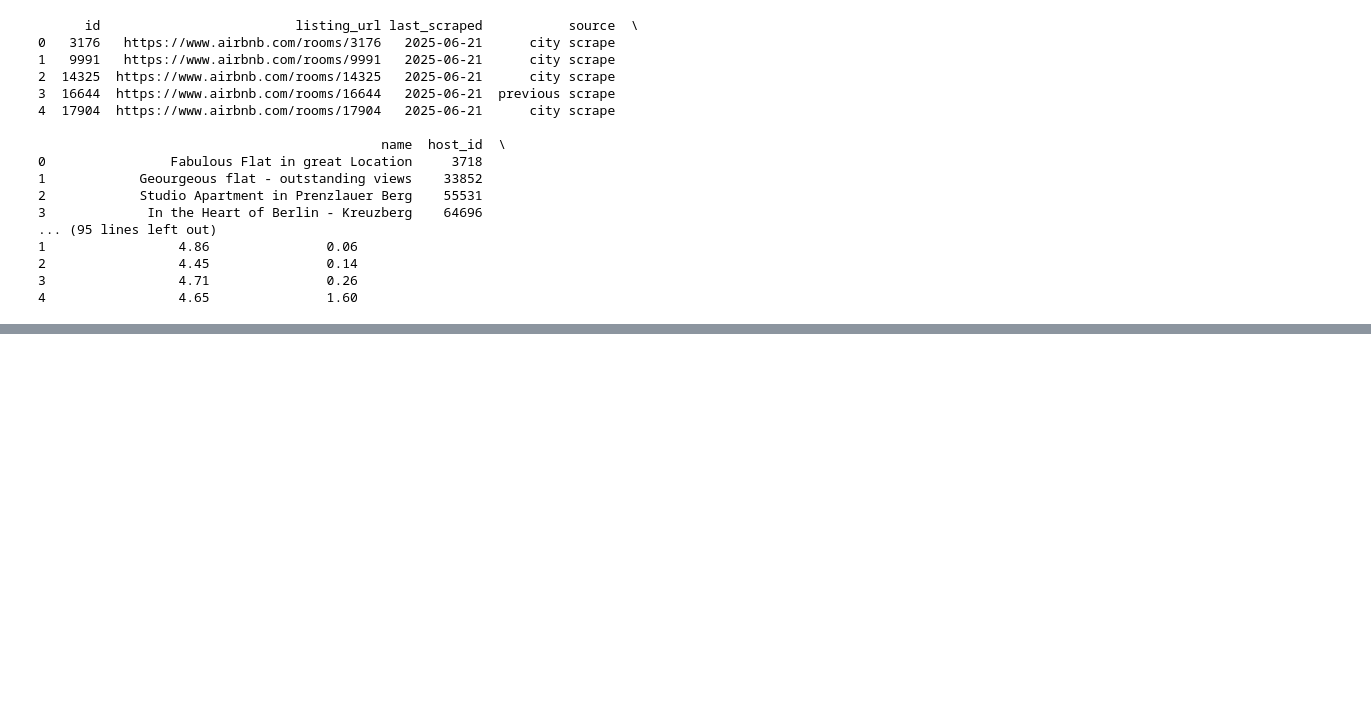
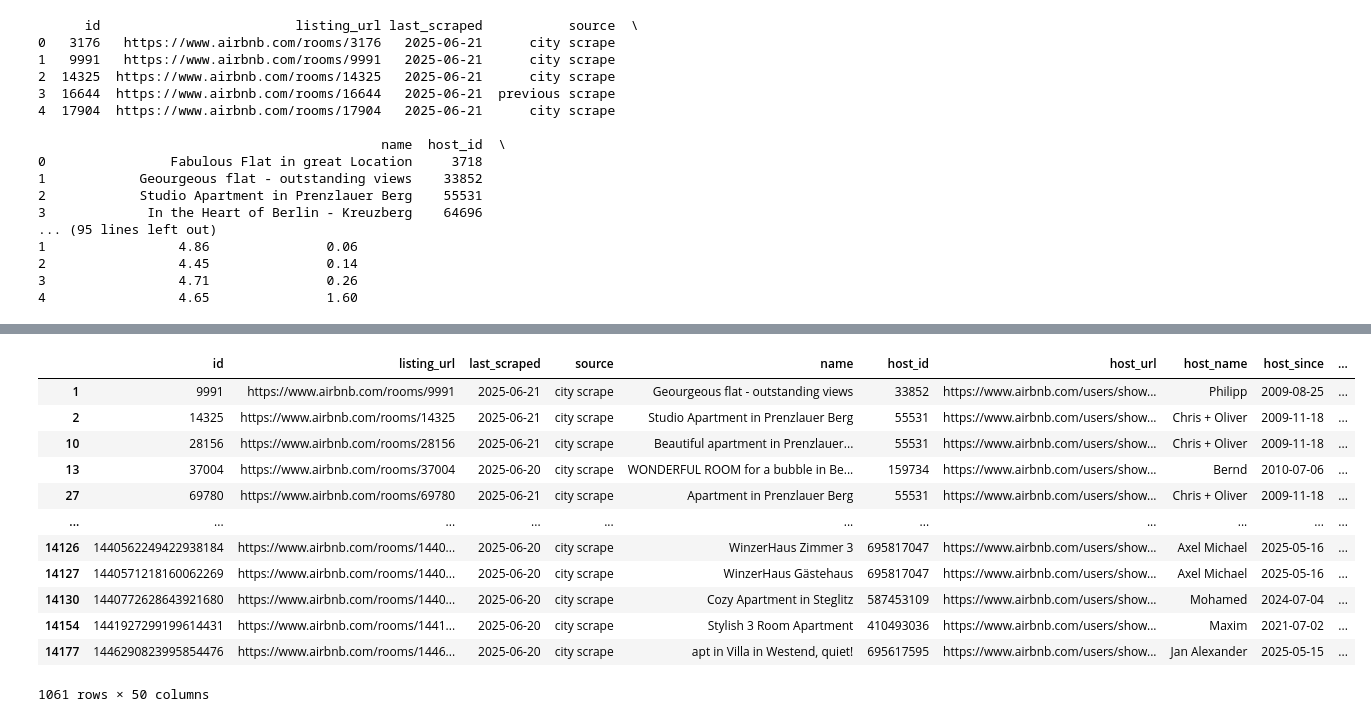
Before and after one commit to Raydays55/Extraccion-de-Datos-Act-2.1, a Jupyter notebook: Actividad 2.2/Act_2.2.ipynb, the cells around one changed output, grey strips where cells are left out. Cells and saved outputs as stored; diff of their text form; code cells hidden in the pictures; blank space fills up the shorter version.

```diff
--- a/Actividad 2.2/Act_2.2.ipynb
+++ b/Actividad 2.2/Act_2.2.ipynb
@@ -136,0 +151,18 @@ df_fecha_hosts
+# %%
+# Los registros de los host que responden “a más tardar en 1 día”
+df_within_1_day = df_clean[df_clean['host_response_time'] == 'within a day']
+df_within_1_day
+# %% [output]
+|  | id | listing_url | last_scraped | source | name | host_id | host_url | host_name | host_since | ... |
+| 1 | 9991 | https://www.airbnb.com/rooms/9991 | 2025-06-21 | city scrape | Geourgeous flat - outstanding views | 33852 | https://www.airbnb.com/users/show... | Philipp | 2009-08-25 | ... |
+| 2 | 14325 | https://www.airbnb.com/rooms/14325 | 2025-06-21 | city scrape | Studio Apartment in Prenzlauer Berg | 55531 | https://www.airbnb.com/users/show... | Chris + Oliver | 2009-11-18 | ... |
+| 10 | 28156 | https://www.airbnb.com/rooms/28156 | 2025-06-21 | city scrape | Beautiful apartment in Prenzlauer... | 55531 | https://www.airbnb.com/users/show... | Chris + Oliver | 2009-11-18 | ... |
+| 13 | 37004 | https://www.airbnb.com/rooms/37004 | 2025-06-20 | city scrape | WONDERFUL ROOM for a bubble in Be... | 159734 | https://www.airbnb.com/users/show... | Bernd | 2010-07-06 | ... |
+| 27 | 69780 | https://www.airbnb.com/rooms/69780 | 2025-06-21 | city scrape | Apartment in Prenzlauer Berg | 55531 | https://www.airbnb.com/users/show... | Chris + Oliver | 2009-11-18 | ... |
+| ... | ... | ... | ... | ... | ... | ... | ... | ... | ... | ... |
+| 14126 | 1440562249422938184 | https://www.airbnb.com/rooms/1440... | 2025-06-20 | city scrape | WinzerHaus Zimmer 3 | 695817047 | https://www.airbnb.com/users/show... | Axel Michael | 2025-05-16 | ... |
+| 14127 | 1440571218160062269 | https://www.airbnb.com/rooms/1440... | 2025-06-20 | city scrape | WinzerHaus Gästehaus | 695817047 | https://www.airbnb.com/users/show... | Axel Michael | 2025-05-16 | ... |
+| 14130 | 1440772628643921680 | https://www.airbnb.com/rooms/1440... | 2025-06-20 | city scrape | Cozy Apartment in Steglitz | 587453109 | https://www.airbnb.com/users/show... | Mohamed | 2024-07-04 | ... |
+| 14154 | 1441927299199614431 | https://www.airbnb.com/rooms/1441... | 2025-06-20 | city scrape | Stylish 3 Room Apartment | 410493036 | https://www.airbnb.com/users/show... | Maxim | 2021-07-02 | ... |
+| 14177 | 1446290823995854476 | https://www.airbnb.com/rooms/1446... | 2025-06-20 | city scrape | apt in Villa in Westend, quiet! | 695617595 | https://www.airbnb.com/users/show... | Jan Alexander | 2025-05-15 | ... |
+1061 rows × 50 columns
```
Also changed, not shown: parts of 7 cells of this notebook.
